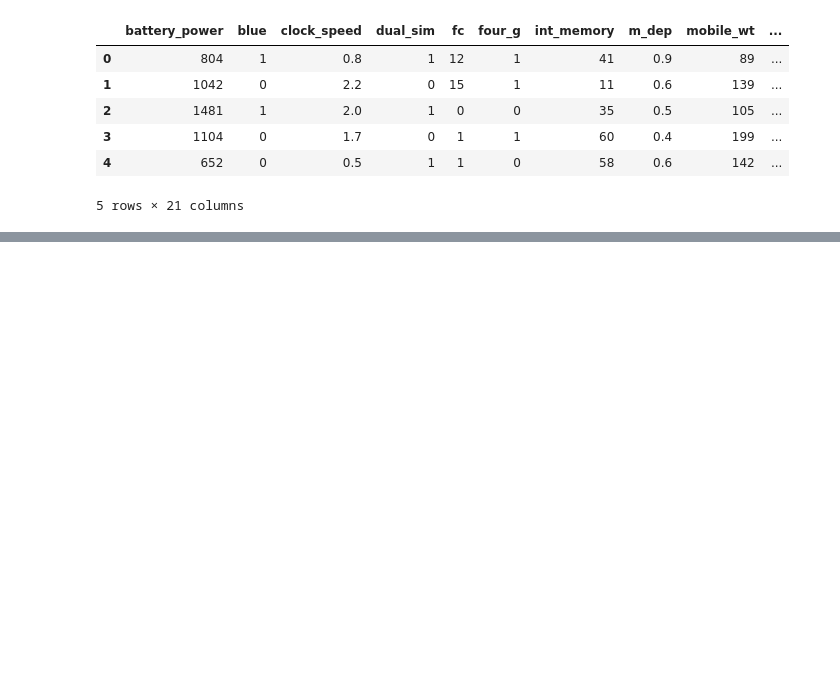
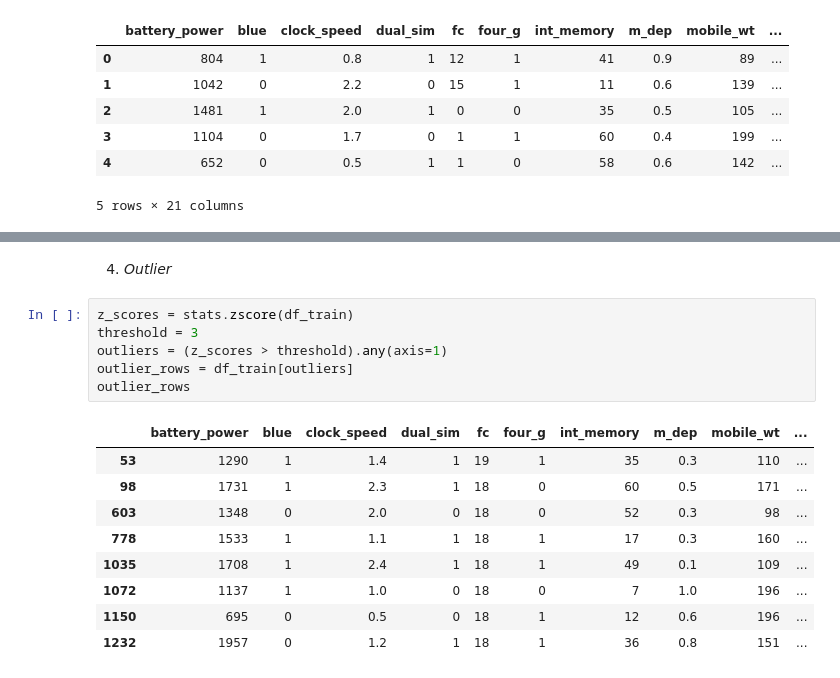
Before and after one commit to AustinPardosi/Tucil-2-AI, a Jupyter notebook: Tucil2_13521071_13521084.ipynb, the cells around one changed output, grey strips where cells are left out. Drawn from its saved outputs; the diff is of its cells as text; blank space fills up the shorter version.

```diff
--- a/Tucil2_13521071_13521084.ipynb
+++ b/Tucil2_13521071_13521084.ipynb
@@ -47,0 +144,18 @@ display(df_train[:5])
+# %% [markdown]
+4. <i>Outlier<i>
+# %%
+z_scores = stats.zscore(df_train)
+threshold = 3
+outliers = (z_scores > threshold).any(axis=1)
+outlier_rows = df_train[outliers]
+outlier_rows
+# %% [output]
+|  | battery_power | blue | clock_speed | dual_sim | fc | four_g | int_memory | m_dep | mobile_wt | ... |
+| 53 | 1290 | 1 | 1.4 | 1 | 19 | 1 | 35 | 0.3 | 110 | ... |
+| 98 | 1731 | 1 | 2.3 | 1 | 18 | 0 | 60 | 0.5 | 171 | ... |
+| 603 | 1348 | 0 | 2.0 | 0 | 18 | 0 | 52 | 0.3 | 98 | ... |
+| 778 | 1533 | 1 | 1.1 | 1 | 18 | 1 | 17 | 0.3 | 160 | ... |
+| 1035 | 1708 | 1 | 2.4 | 1 | 18 | 1 | 49 | 0.1 | 109 | ... |
+| 1072 | 1137 | 1 | 1.0 | 0 | 18 | 0 | 7 | 1.0 | 196 | ... |
+| 1150 | 695 | 0 | 0.5 | 0 | 18 | 1 | 12 | 0.6 | 196 | ... |
+| 1232 | 1957 | 0 | 1.2 | 1 | 18 | 1 | 36 | 0.8 | 151 | ... |
```
Also changed, not shown: parts of 9 cells of this notebook.
